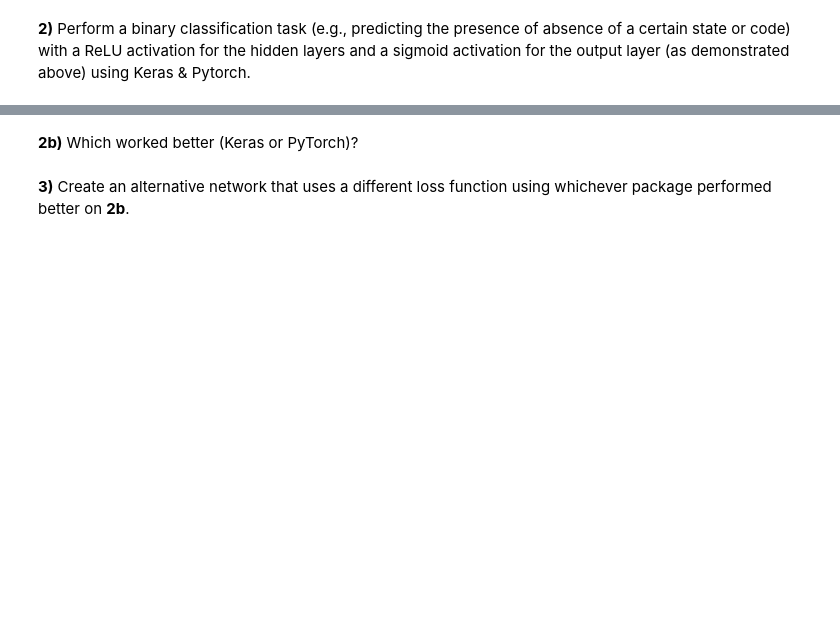
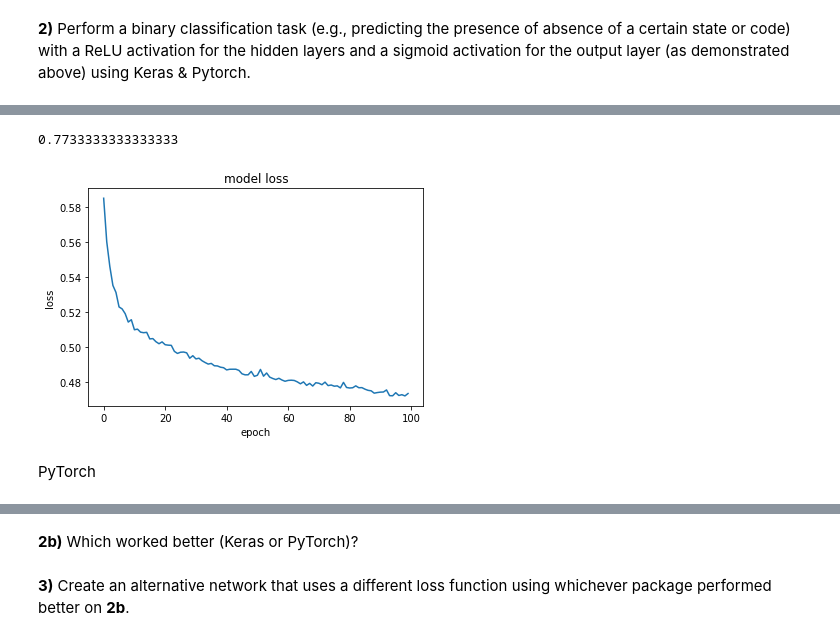
Before and after one commit to yhchou0904/ThinkDLassignments, a Jupyter notebook: Week1/Tutorial_2_intro_neural_nets.ipynb, the cells around one changed output, grey strips where cells are left out. Cells and saved outputs as stored; diff of their text form; code cells hidden in the pictures; blank space fills up the shorter version.

```diff
--- a/Week1/Tutorial_2_intro_neural_nets.ipynb
+++ b/Week1/Tutorial_2_intro_neural_nets.ipynb
@@ -1181,0 +1199,9 @@ Immediately below each of the following prompts, add Colab cells that:
+# %%
+df = df.drop(['GESTFIPS', 'HHID', 'PRID', 'TIME', 'CHLDU13', 'INLBFC', 'POST_T'], axis=1)
+X = df.drop(['EMPLOYED', "ERNWA", 'WORKLW', 'PEHRACTT'], axis=1)
+X['HEFAMINC'] = X['HEFAMINC'].astype('category')
+X['PTDTRACE'] = X['PTDTRACE'].astype('category')
+X = pd.get_dummies(X)
+X.shape
+Y = df[['EMPLOYED', "ERNWA", 'WORKLW', 'PEHRACTT']].fillna(0)
+Y
@@ -1183,0 +1231,2 @@ Immediately below each of the following prompts, add Colab cells that:
+# %%
+X_train_class, X_test_class, y_train_class, y_test_class = sklearn.model_selection.train_test_split(X, Y['EMPLOYED'], test_size=0.33)
@@ -1183,0 +1243,9 @@ Immediately below each of the following prompts, add Colab cells that:
+# %%
+model = Sequential()
+model.add(Dense(32, input_dim=45, activation='relu'))
+model.add(Dense(1, activation='sigmoid'))
+model.compile(loss=keras.losses.BinaryCrossentropy(from_logits=True),
+              metrics=keras.metrics.BinaryAccuracy(),
+              optimizer="adam")
+# %%
+history = model.fit(X_train_class, y_train_class, epochs=100)
@@ -1183,0 +1271,5 @@ Immediately below each of the following prompts, add Colab cells that:
+# %%
+preds = model.predict(X_test_class)
+sklearn.metrics.accuracy_score(y_test_class, (preds>0.5).astype(int))
+# %% [output]
+0.7733333333333333
@@ -1183,0 +1278,10 @@ Immediately below each of the following prompts, add Colab cells that:
+# %%
+plt.plot(history.history['loss'])
+plt.title('model loss')
+plt.ylabel('loss')
+plt.xlabel('epoch')
+plt.show()
+# %% [output]
+[figure, added]
+# %% [markdown]
+PyTorch
```
Also changed, not shown: parts of 40 cells of this notebook.
